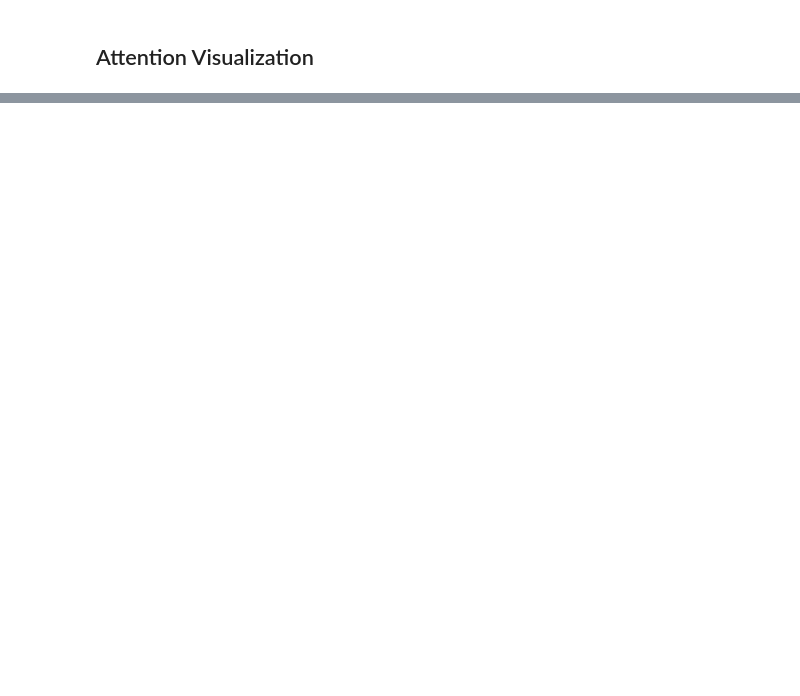
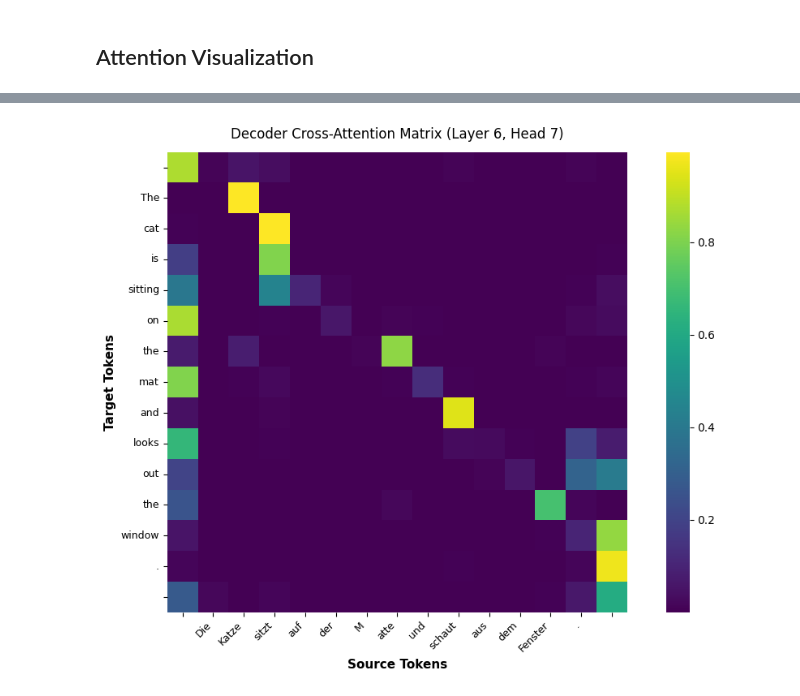
Before and after one commit to kickinthedoor/Transformer, a Jupyter notebook: phase2_iwslt14.ipynb, the cells around one changed output, grey strips where cells are left out. Cells and saved outputs as stored; diff of their text form; code cells hidden in the pictures; blank space fills up the shorter version.

```diff
--- a/phase2_iwslt14.ipynb
+++ b/phase2_iwslt14.ipynb
@@ -557,0 +771,16 @@ plot_bleu_vs_length(
+# %%
+# Detailed single-head view: decoder cross-attention, layer 6, head 3
+# (last decoder layer -- typically the cleanest source/target word-alignment pattern)
+plot_attention(
+    model=model,
+    src_sentence=test_sentence,
+    src_tokenizer=de_tok,
+    tgt_tokenizer=en_tok,
+    device=device,
+    attn_type="cross",
+    layer_idx=5,
+    head_idx=7,
+    save_path=None
+)
+# %% [output]
+[figure, added]
```
Also changed, not shown: parts of 19 cells of this notebook, 20 other files.
